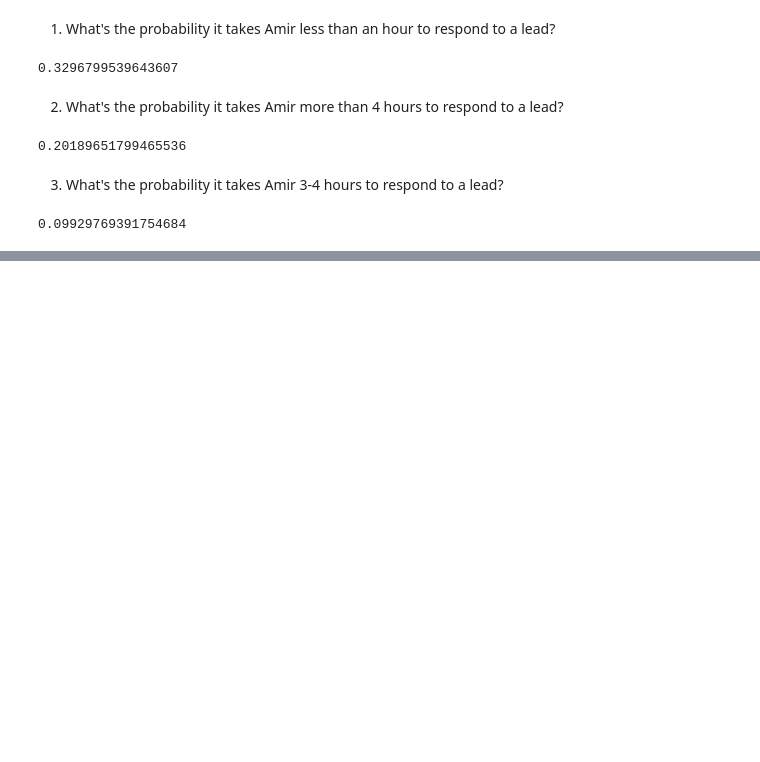
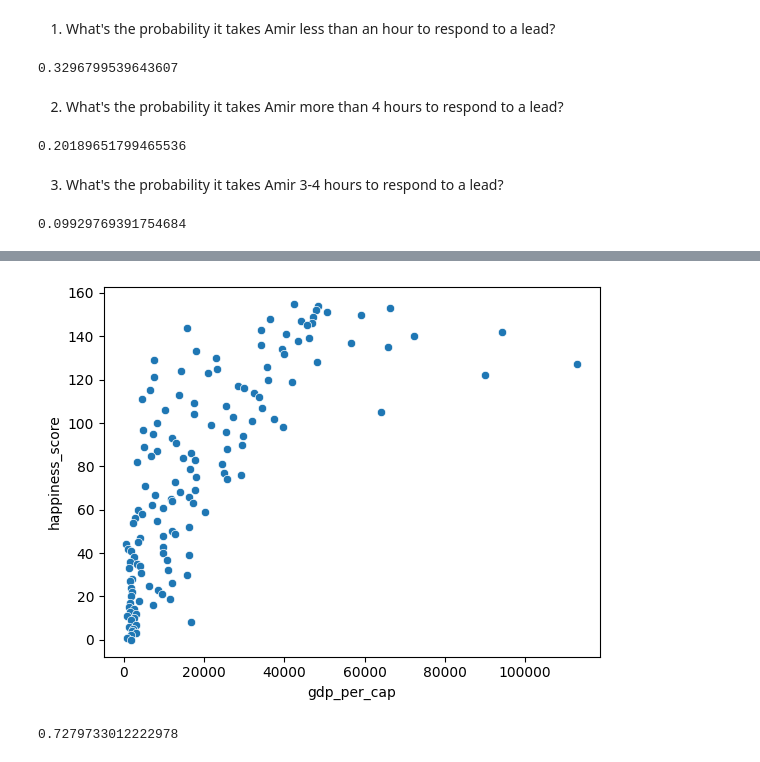
Before and after one commit to rashmishreev/the-data-repository, a Jupyter notebook: statistics-python/intro-statistics/probability.ipynb, the cells around one changed output, grey strips where cells are left out. Saved outputs shown, nothing was run; the diff lists cells and outputs as text; code cells hidden in the pictures; blank space fills up the shorter version.

```diff
--- a/statistics-python/intro-statistics/probability.ipynb
+++ b/statistics-python/intro-statistics/probability.ipynb
@@ -393,0 +447,11 @@ print(expon.cdf(4, scale=2.5) - expon.cdf(3, scale=2.5))
+# %%
+# Scatterplot of happiness_score vs. gdp_per_cap
+sns.scatterplot(data=world_happiness, x='gdp_per_cap', y='happiness_score')
+plt.show()
+
+# Calculate correlation
+cor = world_happiness['gdp_per_cap'].corr(world_happiness['happiness_score'])
+print(cor)
+# %% [output]
+[figure, added]
+0.7279733012222978
```
Also changed, not shown: parts of 12 cells of this notebook, 47 other files.
